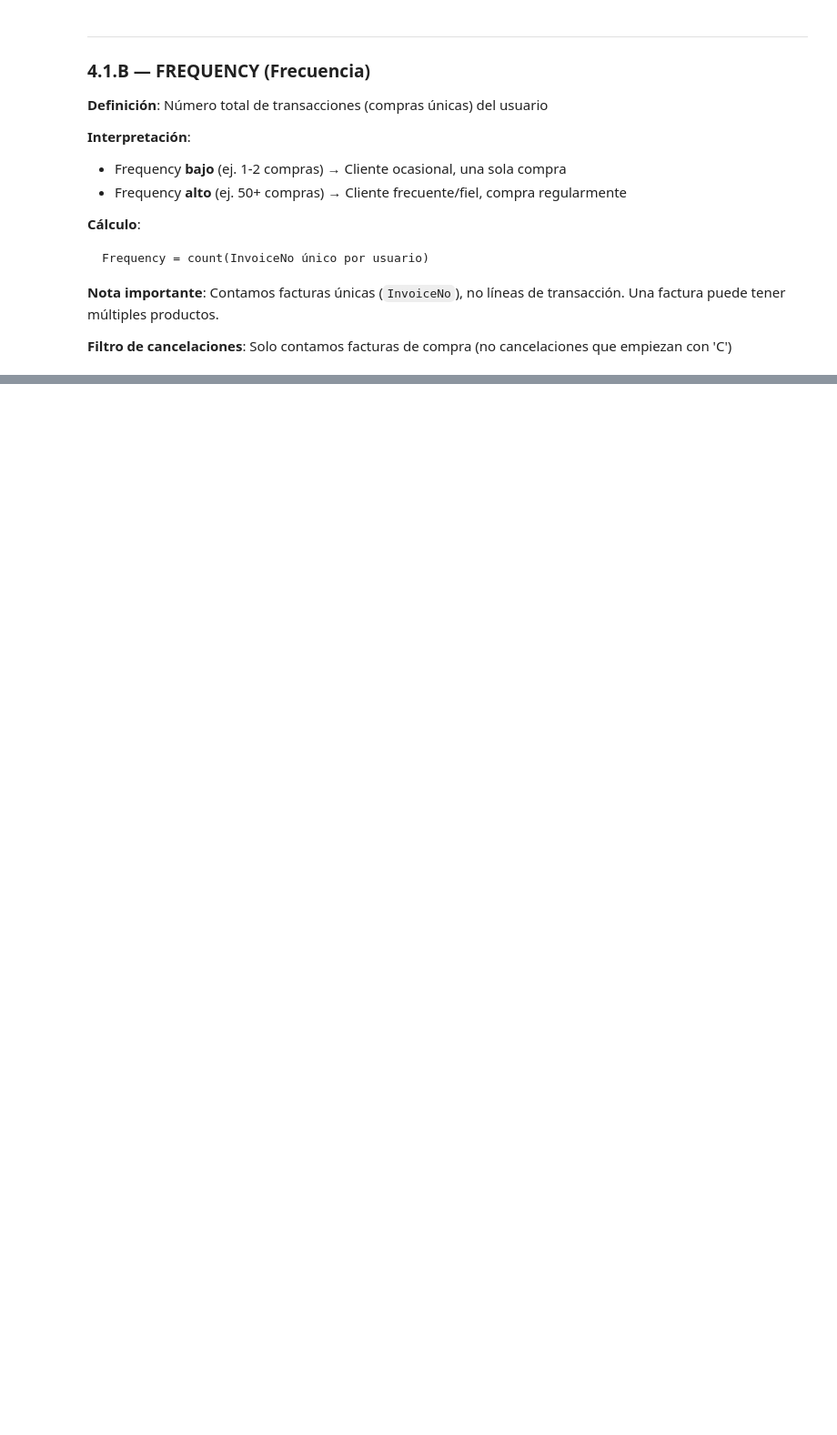
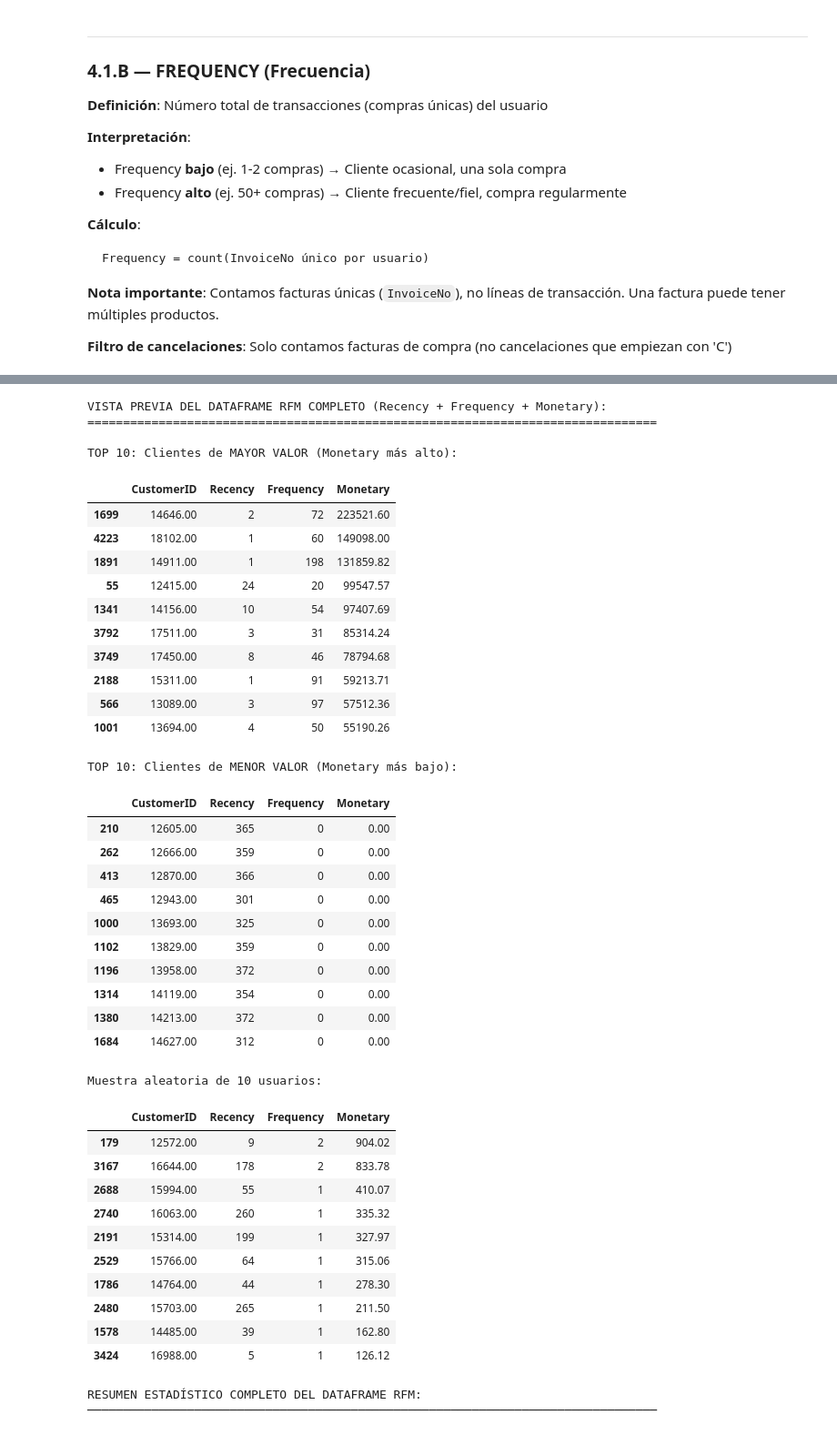
Before and after one commit to ravel01106/proyecto-master-ia-big-data, a Jupyter notebook: notebooks/clustering_proyect/preprocesing/preprocesing_data_clustering.ipynb, the cells around one changed output, grey strips where cells are left out. Shown at 91% size. Saved outputs shown, nothing was run; the diff lists cells and outputs as text; code cells hidden in the pictures; blank space fills up the shorter version.

```diff
--- a/notebooks/clustering_proyect/preprocesing/preprocesing_data_clustering.ipynb
+++ b/notebooks/clustering_proyect/preprocesing/preprocesing_data_clustering.ipynb
@@ -827,0 +1013,64 @@ print('\n' + '='*80)
+# %%
+# ── Vista previa del DataFrame RFM completo (R + F + M) ──────────────────────
+
+print('\nVISTA PREVIA DEL DATAFRAME RFM COMPLETO (Recency + Frequency + Monetary):')
+print('='*80)
+print()
+
+print('TOP 10: Clientes de MAYOR VALOR (Monetary más alto):')
+display(df_rfm.nlargest(10, 'Monetary'))
+
+print()
+print('TOP 10: Clientes de MENOR VALOR (Monetary más bajo):')
+display(df_rfm.nsmallest(10, 'Monetary'))
+
+print()
+print('Muestra aleatoria de 10 usuarios:')
+display(df_rfm.sample(10, random_state=42).sort_values('Monetary', ascending=False))
+
+print()
+print('RESUMEN ESTADÍSTICO COMPLETO DEL DATAFRAME RFM:')
+print('─'*80)
+display(df_rfm[['Recency', 'Frequency', 'Monetary']].describe())
+# %% [output]
+VISTA PREVIA DEL DATAFRAME RFM COMPLETO (Recency + Frequency + Monetary):
+================================================================================
+
+TOP 10: Clientes de MAYOR VALOR (Monetary más alto):
+|  | CustomerID | Recency | Frequency | Monetary |
+| 1699 | 14646.00 | 2 | 72 | 223521.60 |
+| 4223 | 18102.00 | 1 | 60 | 149098.00 |
+| 1891 | 14911.00 | 1 | 198 | 131859.82 |
+| 55 | 12415.00 | 24 | 20 | 99547.57 |
+| 1341 | 14156.00 | 10 | 54 | 97407.69 |
+| 3792 | 17511.00 | 3 | 31 | 85314.24 |
+| 3749 | 17450.00 | 8 | 46 | 78794.68 |
+| 2188 | 15311.00 | 1 | 91 | 59213.71 |
+| 566 | 13089.00 | 3 | 97 | 57512.36 |
+| 1001 | 13694.00 | 4 | 50 | 55190.26 |
+TOP 10: Clientes de MENOR VALOR (Monetary más bajo):
+|  | CustomerID | Recency | Frequency | Monetary |
+| 210 | 12605.00 | 365 | 0 | 0.00 |
+| 262 | 12666.00 | 359 | 0 | 0.00 |
+| 413 | 12870.00 | 366 | 0 | 0.00 |
+| 465 | 12943.00 | 301 | 0 | 0.00 |
+| 1000 | 13693.00 | 325 | 0 | 0.00 |
+| 1102 | 13829.00 | 359 | 0 | 0.00 |
+| 1196 | 13958.00 | 372 | 0 | 0.00 |
+| 1314 | 14119.00 | 354 | 0 | 0.00 |
+| 1380 | 14213.00 | 372 | 0 | 0.00 |
+| 1684 | 14627.00 | 312 | 0 | 0.00 |
+Muestra aleatoria de 10 usuarios:
+|  | CustomerID | Recency | Frequency | Monetary |
+| 179 | 12572.00 | 9 | 2 | 904.02 |
+| 3167 | 16644.00 | 178 | 2 | 833.78 |
+| 2688 | 15994.00 | 55 | 1 | 410.07 |
+| 2740 | 16063.00 | 260 | 1 | 335.32 |
+| 2191 | 15314.00 | 199 | 1 | 327.97 |
+| 2529 | 15766.00 | 64 | 1 | 315.06 |
+| 1786 | 14764.00 | 44 | 1 | 278.30 |
+| 2480 | 15703.00 | 265 | 1 | 211.50 |
+| 1578 | 14485.00 | 39 | 1 | 162.80 |
+| 3424 | 16988.00 | 5 | 1 | 126.12 |
+RESUMEN ESTADÍSTICO COMPLETO DEL DATAFRAME RFM:
+────────────────────────────────────────────────────────────────────────────────
```
Also changed, not shown: parts of 15 cells of this notebook, 1 other file.
